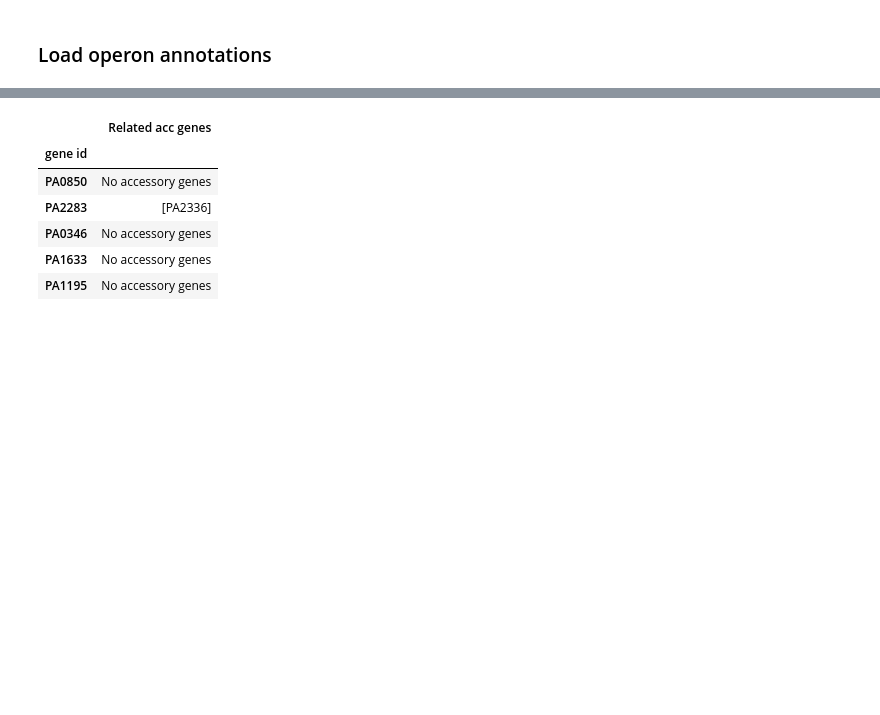
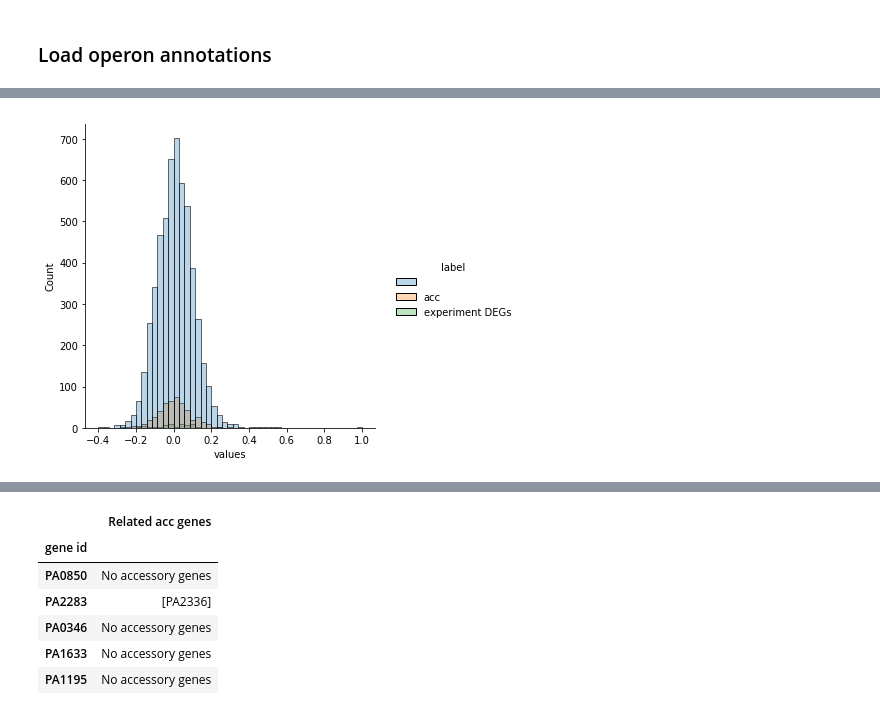
Before and after one commit to greenelab/core-accessory-interactome, a Jupyter notebook: core_core_analysis/3_find_related_acc_genes.ipynb, the cells around one changed output, grey strips where cells are left out. Drawn from its saved outputs; the diff is of its cells as text; code cells hidden in the pictures; blank space fills up the shorter version.

```diff
--- a/core_core_analysis/3_find_related_acc_genes.ipynb
+++ b/core_core_analysis/3_find_related_acc_genes.ipynb
@@ -156,0 +180,7 @@ else:
+# %%
+# Read in PA14-only lasR genes
+pa14_lasR_genes_Deb_filename = os.path.join(
+    paths.LOCAL_DATA_DIR, "lasR regulated PA14 genes for Alex.csv"
+)
+# %%
+pa14_lasR_genes_Deb = pd.read_csv(pa14_lasR_genes_Deb_filename, index_col=0, header=1)
@@ -156,0 +200,4 @@ else:
+# %%
+print(len(list(pa14_lasR_genes_Deb.index)))
+shared_genes = set(pa14_lasR_genes_Deb.index).intersection(pa14_corr.index)
+print(len(shared_genes))
@@ -156,0 +207,6 @@ else:
+# %%
+# Format df for plotting
+lasR_corr = pa14_corr.loc["PA14_45960"].to_frame("values")
+lasR_corr["label"] = ""
+lasR_corr.loc[pa14_acc, "label"] = "acc"
+lasR_corr.loc[shared_genes, "label"] = "experiment DEGs"
@@ -156,0 +222,11 @@ else:
+# %%
+# Plot distribution of correlation scores
+fig_pao1 = sns.displot(
+    data=lasR_corr,
+    x="values",
+    hue="label",
+    alpha=0.3,
+    bins=np.linspace(-0.4, 1.0, 50),
+)
+# %% [output]
+[figure, added]
```
Also changed, not shown: parts of 20 cells of this notebook, 6 other files.
